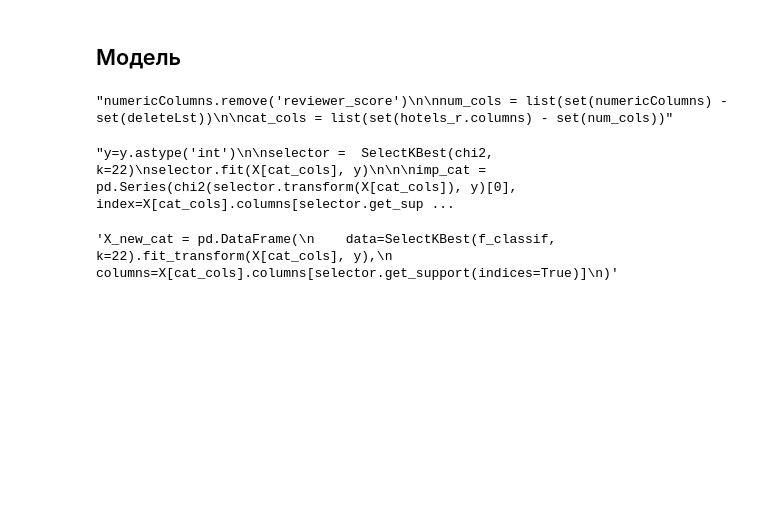
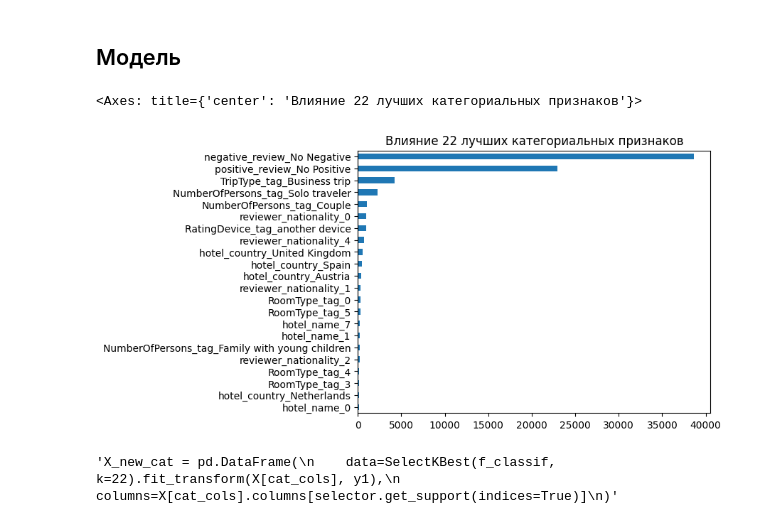
Before and after one commit to StartrexII/DataScienceProjects, a Jupyter notebook: project_3/project_EDA.ipynb, the cells around one changed output. Cells and saved outputs as stored; diff of their text form; code cells hidden in the pictures; blank space fills up the shorter version.

```diff
--- a/project_3/project_EDA.ipynb
+++ b/project_3/project_EDA.ipynb
@@ -478,7 +478,7 @@ hotels = pd.concat([hotels, oneHot_enc], axis=1)
 hotels = hotels.drop(binaryLst + oneHotLst, axis=1)
 # %%
 # Нормализация
-r_scaler = preprocessing.RobustScaler()
+r_scaler = preprocessing.MinMaxScaler()
 hotels_r = r_scaler.fit_transform(hotels.drop(['reviewer_score'], axis = 1))
 hotels_r = pd.DataFrame(hotels_r, columns=hotels.drop(['reviewer_score'], axis = 1).columns)
 # %% [markdown]
@@ -514,33 +514,31 @@ X = hotels_r
 y = hotels['reviewer_score']
 # %%
 # Выбираем лучшие признаки
-'''numericColumns.remove('reviewer_score')
+numericColumns.remove('reviewer_score')
 
 num_cols = list(set(numericColumns) - set(deleteLst))
 
-cat_cols = list(set(hotels_r.columns) - set(num_cols))'''
+cat_cols = list(set(hotels_r.columns) - set(num_cols))
-# %% [output]
-"numericColumns.remove('reviewer_score')\n\nnum_cols = list(set(numericColumns) - set(deleteLst))\n\ncat_cols = list(set(hotels_r.columns) - set(num_cols))"
 # %%
 # Оценим 22 лучших категориальных признака
-'''y=y.astype('int')
-
+y1 = y.astype('int')
 selector =  SelectKBest(chi2, k=22)
-selector.fit(X[cat_cols], y)
+selector.fit(X[cat_cols], y1)
 
 
-imp_cat = pd.Series(chi2(selector.transform(X[cat_cols]), y)[0], index=X[cat_cols].columns[selector.get_support(indices=True)])
+imp_cat = pd.Series(chi2(selector.transform(X[cat_cols]), y1)[0], index=X[cat_cols].columns[selector.get_support(indices=True)])
 imp_cat.sort_values(inplace = True)
-imp_cat.plot(kind = 'barh')'''
+imp_cat.plot(kind = 'barh', title='Влияние 22 лучших категориальных признаков')
 # %% [output]
-"y=y.astype('int')\n\nselector =  SelectKBest(chi2, k=22)\nselector.fit(X[cat_cols], y)\n\n\nimp_cat = pd.Series(chi2(selector.transform(X[cat_cols]), y)[0], index=X[cat_cols].columns[selector.get_sup ...
+<Axes: title={'center': 'Влияние 22 лучших категориальных признаков'}>
+[figure, added]
 # %%
 # Таблица с лучшими категориальными признаками
 '''X_new_cat = pd.DataFrame(
-    data=SelectKBest(f_classif, k=22).fit_transform(X[cat_cols], y),
+    data=SelectKBest(f_classif, k=22).fit_transform(X[cat_cols], y1),
     columns=X[cat_cols].columns[selector.get_support(indices=True)]
 )'''
 # %% [output]
-'X_new_cat = pd.DataFrame(\n    data=SelectKBest(f_classif, k=22).fit_transform(X[cat_cols], y),\n    columns=X[cat_cols].columns[selector.get_support(indices=True)]\n)'
+'X_new_cat = pd.DataFrame(\n    data=SelectKBest(f_classif, k=22).fit_transform(X[cat_cols], y1),\n    columns=X[cat_cols].columns[selector.get_support(indices=True)]\n)'
 # %%
 # Оценим 8 лучших числовых признаков
```
Also changed, not shown: parts of 6 cells of this notebook.
